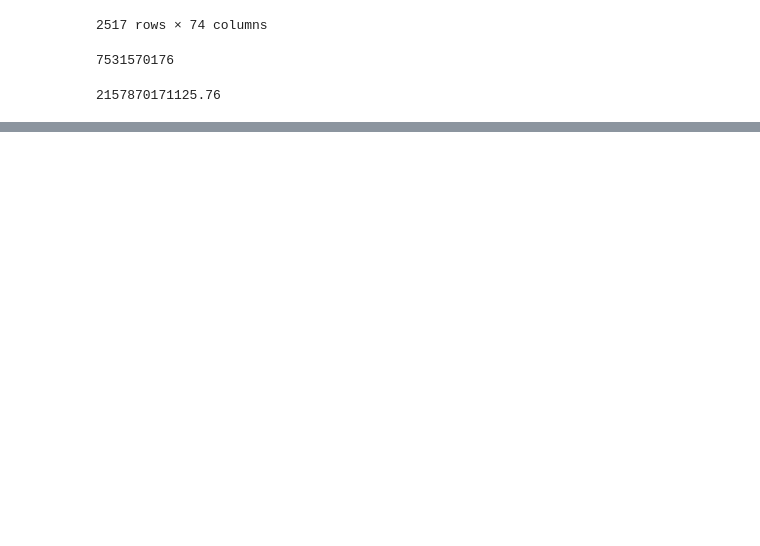
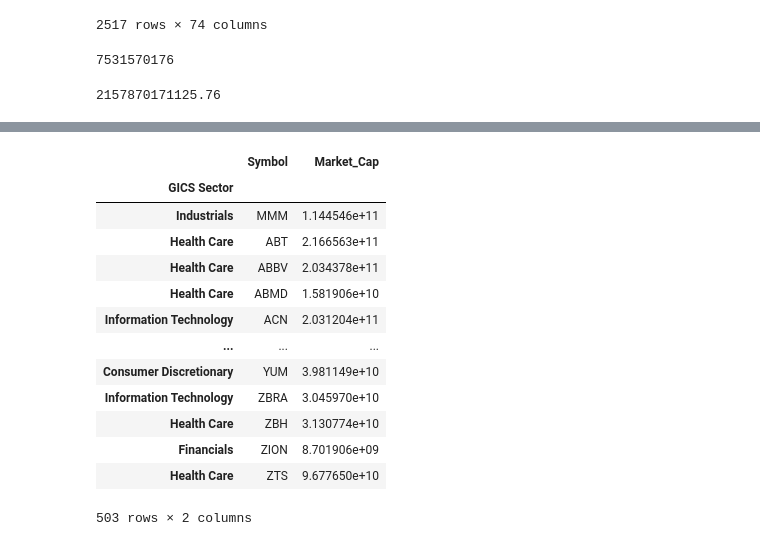
Before and after one commit to scottslusher/Portfolio-Builder, a Jupyter notebook: workflow/yfinance_bb.ipynb, the cells around one changed output, grey strips where cells are left out. Saved outputs shown, nothing was run; the diff lists cells and outputs as text; code cells hidden in the pictures; blank space fills up the shorter version.

```diff
--- a/workflow/yfinance_bb.ipynb
+++ b/workflow/yfinance_bb.ipynb
@@ -438,0 +461,18 @@ def market_cap(industrials_list):
+# %%
+sp500_w_marketcap = sp500_w_marketcap.set_index("GICS Sector")
+sp500_w_marketcap
+# %% [output]
+|  | Symbol | Market_Cap |
+| GICS Sector |  |  |
+| Industrials | MMM | 1.144546e+11 |
+| Health Care | ABT | 2.166563e+11 |
+| Health Care | ABBV | 2.034378e+11 |
+| Health Care | ABMD | 1.581906e+10 |
+| Information Technology | ACN | 2.031204e+11 |
+| ... | ... | ... |
+| Consumer Discretionary | YUM | 3.981149e+10 |
+| Information Technology | ZBRA | 3.045970e+10 |
+| Health Care | ZBH | 3.130774e+10 |
+| Financials | ZION | 8.701906e+09 |
+| Health Care | ZTS | 9.677650e+10 |
+503 rows × 2 columns
```
Also changed, not shown: parts of 6 cells of this notebook, 1 other file.
